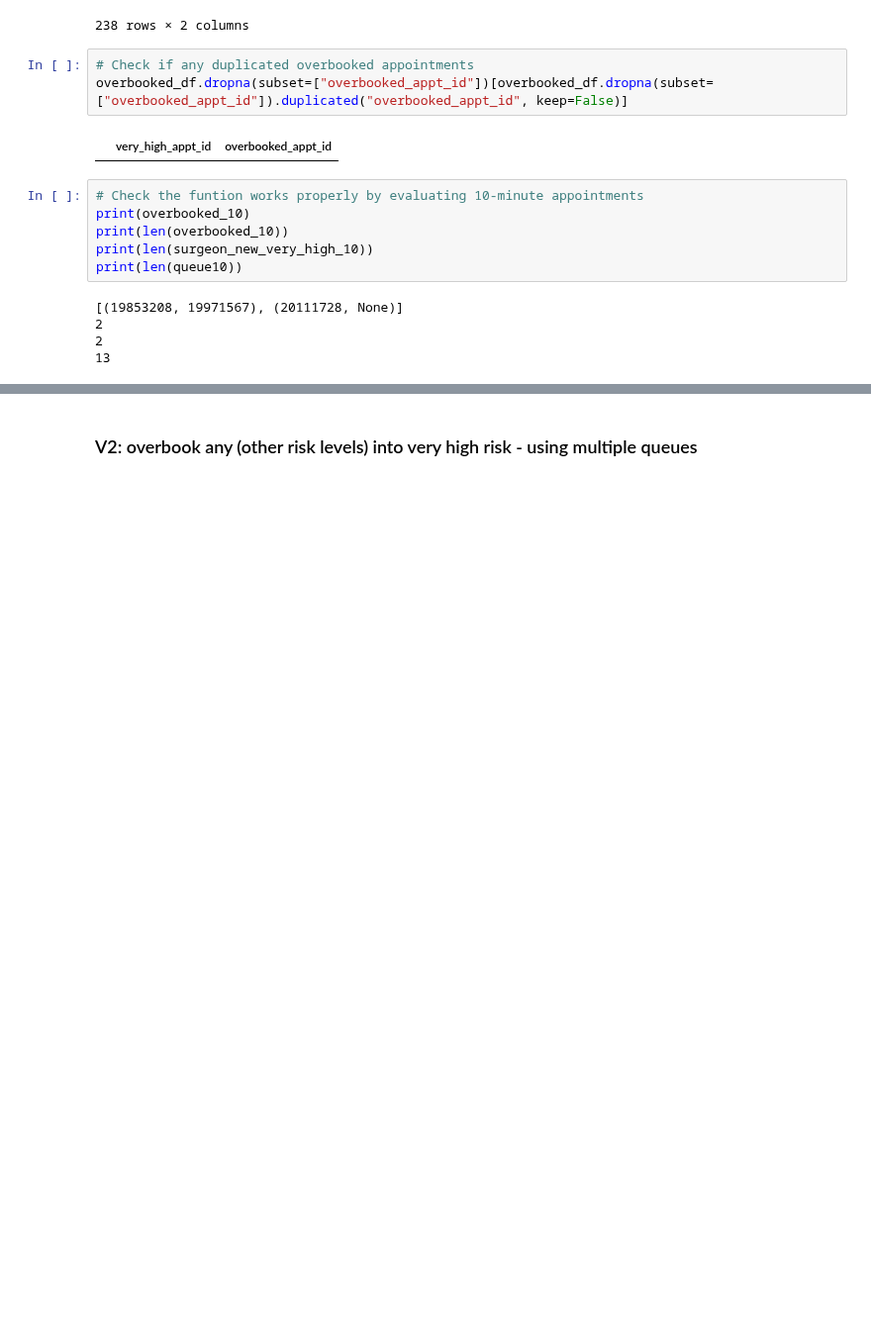
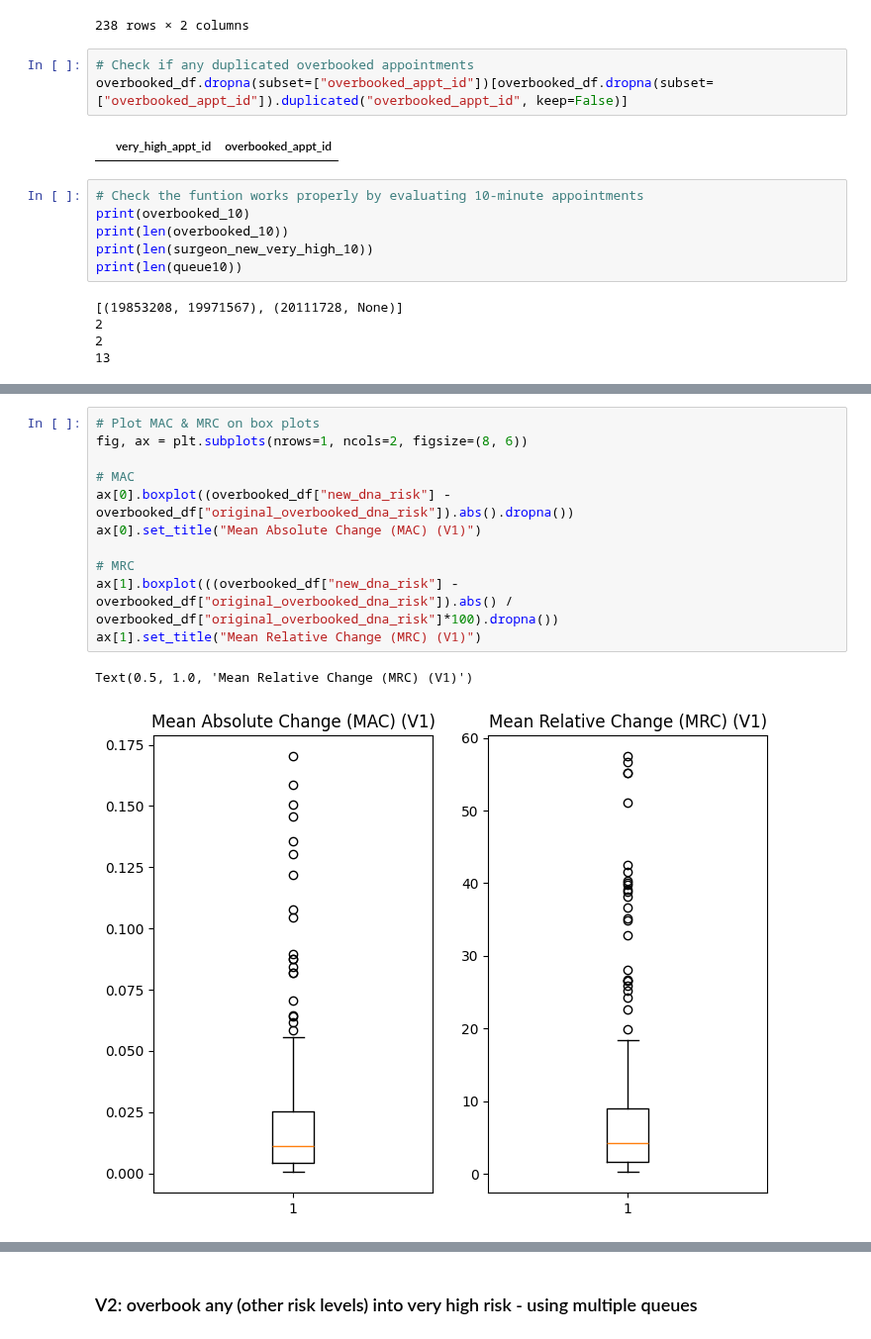
Before and after one commit to hallucinojenlee/hds_dna, a Jupyter notebook: scripts/overbooking_model.ipynb, the cells around one changed output, grey strips where cells are left out. Shown at 99% size. Saved outputs shown, nothing was run; the diff lists cells and outputs as text; blank space fills up the shorter version.

```diff
--- a/scripts/overbooking_model.ipynb
+++ b/scripts/overbooking_model.ipynb
@@ -274,3 +336,17 @@ overbooked_df
+# %%
+# Plot MAC & MRC on box plots
+fig, ax = plt.subplots(nrows=1, ncols=2, figsize=(8, 6))
+
+# MAC
+ax[0].boxplot((overbooked_df["new_dna_risk"] - overbooked_df["original_overbooked_dna_risk"]).abs().dropna())
+ax[0].set_title("Mean Absolute Change (MAC) (V1)")
+
+# MRC
+ax[1].boxplot(((overbooked_df["new_dna_risk"] - overbooked_df["original_overbooked_dna_risk"]).abs() / overbooked_df["original_overbooked_dna_risk"]*100).dropna())
+ax[1].set_title("Mean Relative Change (MRC) (V1)")
+# %% [output]
+Text(0.5, 1.0, 'Mean Relative Change (MRC) (V1)')
+[figure, added]
 # %%
 # Calculate the average time gap
 print("Avg. time gap (V1):", overbooked_df["time_gap_days"].mean())
```
Also changed, not shown: parts of 53 cells of this notebook.
